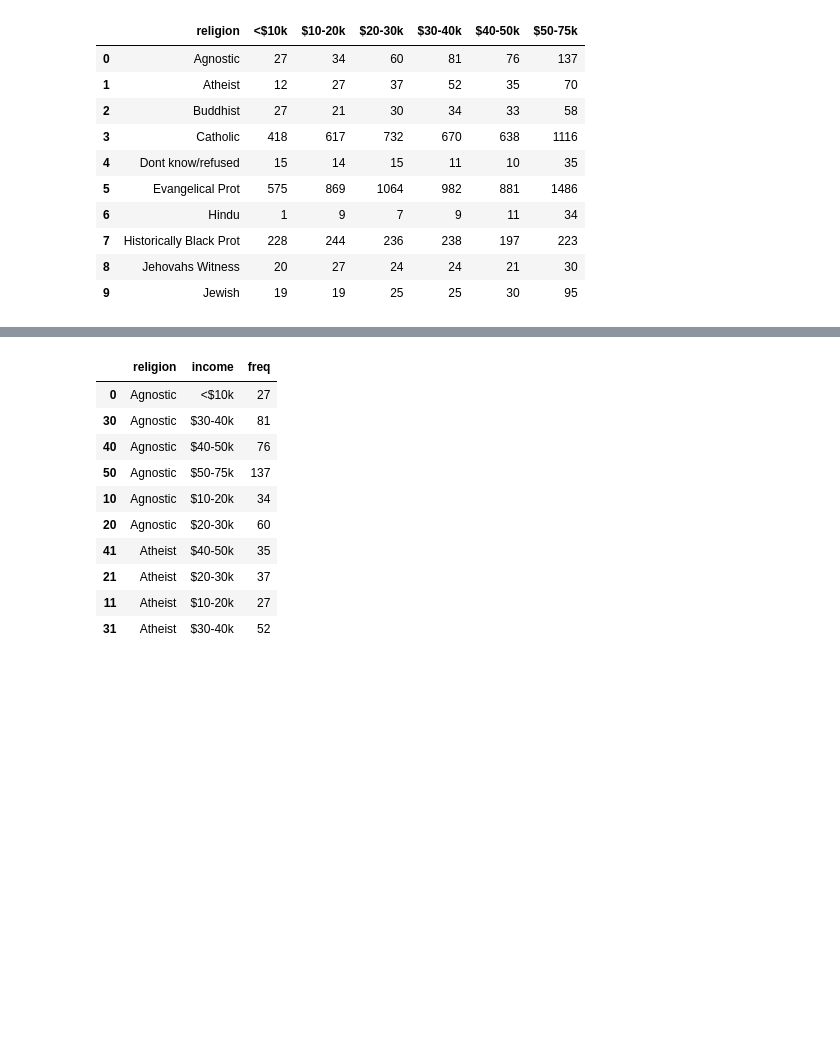
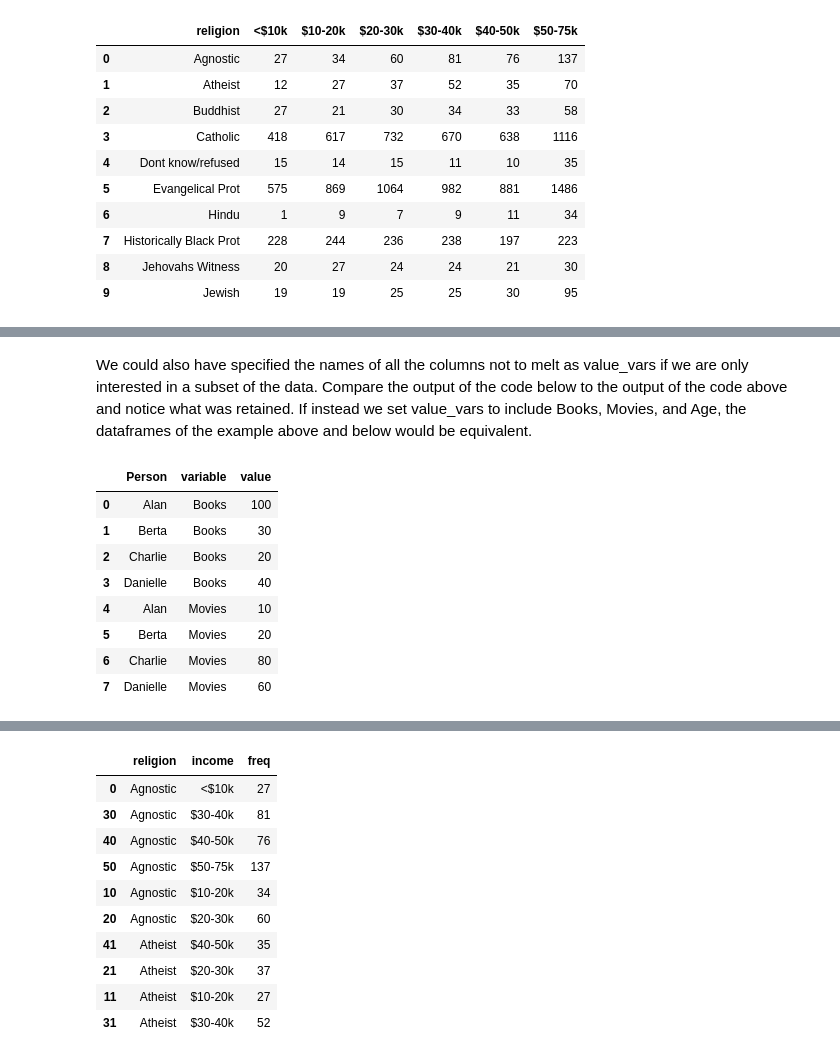
Before and after one commit to Larripa/DATA-271, a Jupyter notebook: Tidy Data/Tidy Data.ipynb, the cells around one changed output, grey strips where cells are left out. Saved outputs shown, nothing was run; the diff lists cells and outputs as text; code cells hidden in the pictures; blank space fills up the shorter version.

```diff
--- a/Tidy Data/Tidy Data.ipynb
+++ b/Tidy Data/Tidy Data.ipynb
@@ -93,0 +159,19 @@ We also will sort the DataFrame alphabeticall on the variable religion.
+# %% [markdown]
+We could also have specified the names of all the columns not to melt as value_vars if we are only interested in a subset of the data.  Compare the output of the code below to the output of the code above and notice what was retained. If instead we set value_vars to include Books, Movies, and Age, the dataframes of the example above and below would be equivalent.
+# %%
+#Melting the DataFrame from wide to long format:
+#id_vars
+#value_vars
+
+data_wide.melt(id_vars=["Person"],             #Identifier columns
+               value_vars=["Books","Movies"])  #Columns to be melted
+# %% [output]
+|  | Person | variable | value |
+| 0 | Alan | Books | 100 |
+| 1 | Berta | Books | 30 |
+| 2 | Charlie | Books | 20 |
+| 3 | Danielle | Books | 40 |
+| 4 | Alan | Movies | 10 |
+| 5 | Berta | Movies | 20 |
+| 6 | Charlie | Movies | 80 |
+| 7 | Danielle | Movies | 60 |
```
Also changed, not shown: parts of 14 cells of this notebook.
